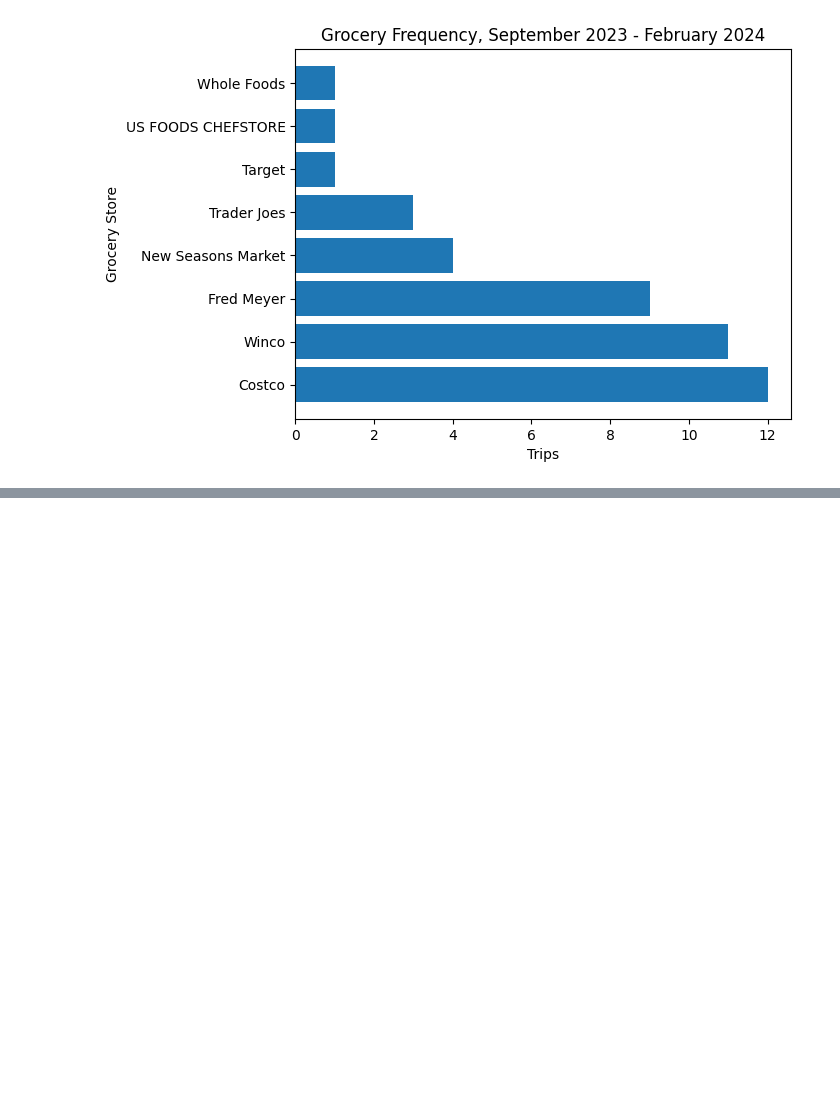
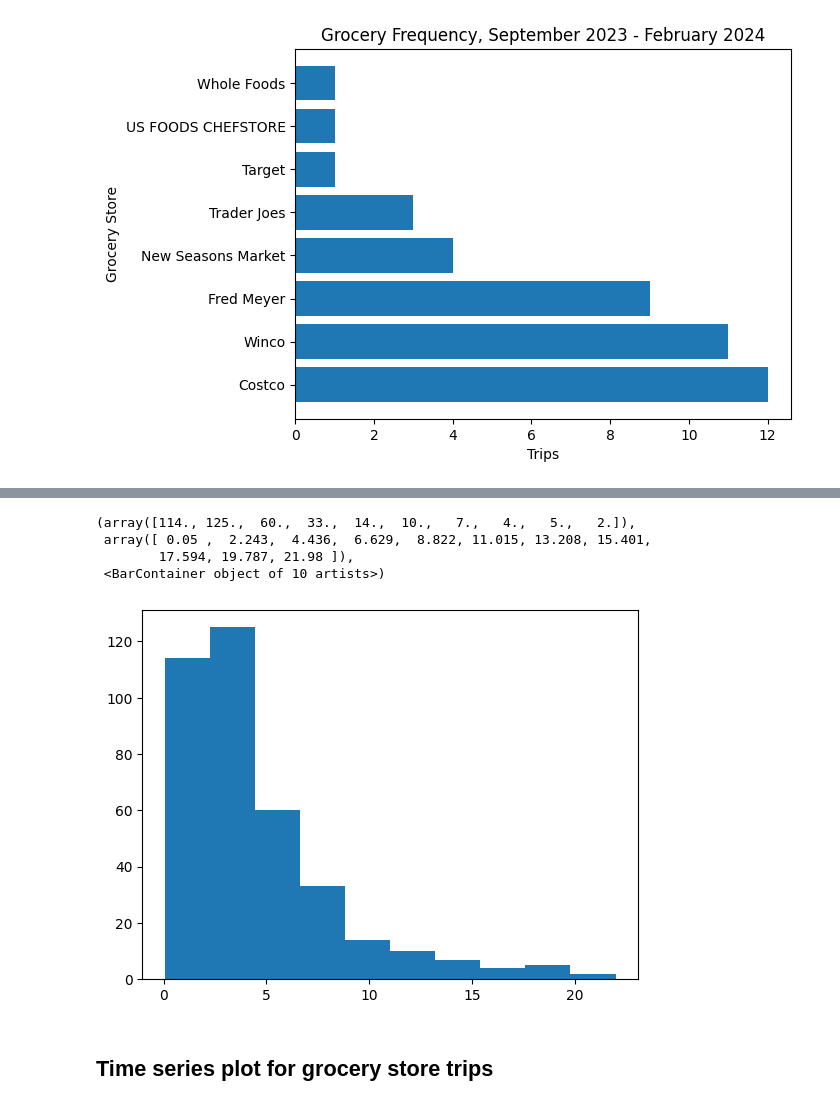
Before and after one commit to chanks06/grocery-db, a Jupyter notebook: analysis.ipynb, the cells around one changed output, grey strips where cells are left out. Saved outputs shown, nothing was run; the diff lists cells and outputs as text; code cells hidden in the pictures; blank space fills up the shorter version.

```diff
--- a/analysis.ipynb
+++ b/analysis.ipynb
@@ -69,0 +93,11 @@ Text(0.5, 1.0, 'Grocery Frequency, September 2023 - February 2024')
+# %%
+plt.hist(items['total_price'])
+#it seems that the prices of products looks to be exponential decay....
+# %% [output]
+(array([114., 125.,  60.,  33.,  14.,  10.,   7.,   4.,   5.,   2.]),
+ array([ 0.05 ,  2.243,  4.436,  6.629,  8.822, 11.015, 13.208, 15.401,
+        17.594, 19.787, 21.98 ]),
+ <BarContainer object of 10 artists>)
+[figure, added]
+# %% [markdown]
+## Time series plot for grocery store trips
```
Also changed, not shown: parts of 25 cells of this notebook, 1 other file.
